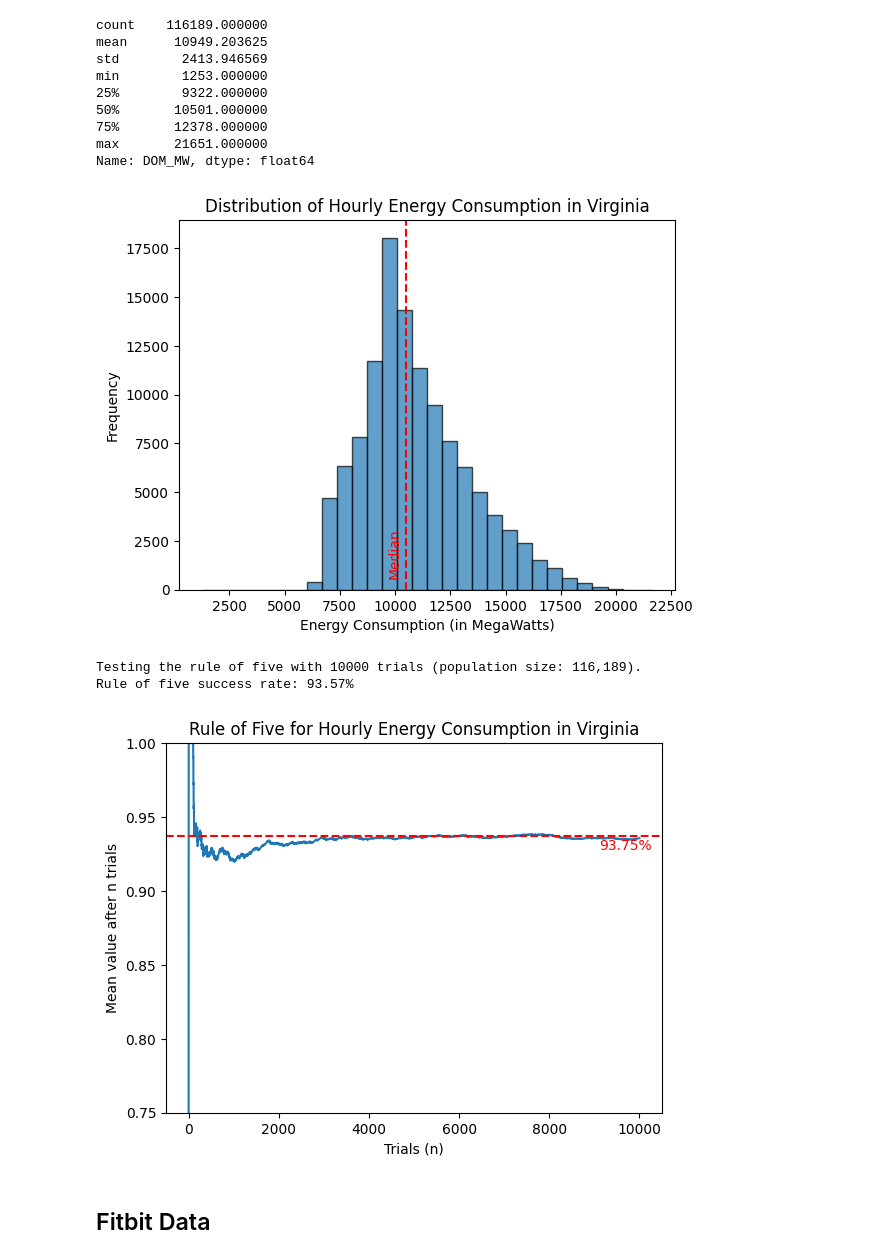
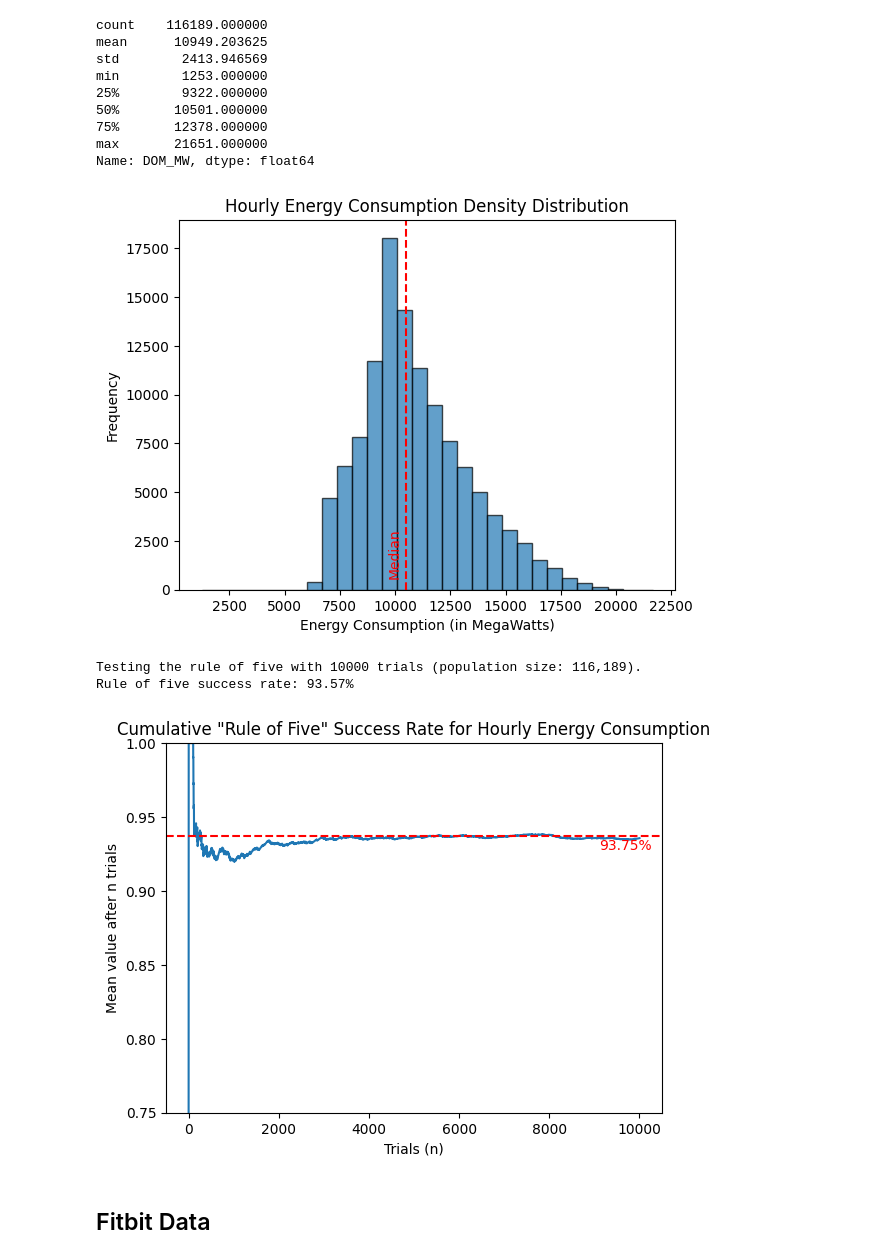
Before and after one commit to pmdartus/rule-of-five, a Jupyter notebook: complex-distributions.ipynb, the cells around one changed output. Saved outputs shown, nothing was run; the diff lists cells and outputs as text; code cells hidden in the pictures.

```diff
--- a/complex-distributions.ipynb
+++ b/complex-distributions.ipynb
@@ -23,8 +23,8 @@ def rule_of_five(data: np.ndarray, median: float) -> bool:
     """
     Apply rule of five to a random sample.
 
-    Return True if the median is between the minimum and maximum of a random sample of 5 elements from the population.
-    Otherwise, return False.
+    Return True if the median is between the minimum and maximum of a random sample of 5 elements
+    from the population. Otherwise, return False.
     """
 
     sample = rng.choice(data, 5, replace=False)
@@ -217,11 +217,11 @@ Name: DOM_MW, dtype: float64
 # %%
 show_frequency_distribution(
     energy_consumption,
-    title='Distribution of Hourly Energy Consumption in Virginia',
+    title='Hourly Energy Consumption Density Distribution',
     x_label='Energy Consumption (in MegaWatts)'
 )
 # %% [output]
-[figure, old version]
+[figure, new version]
 # %%
 trial_results = test_rule_of_five(energy_consumption.to_list())
 # %% [output]
@@ -230,10 +230,10 @@ Rule of five success rate: 93.57%
 # %%
 show_cumulative_mean(
     trial_results,
-    title='Rule of Five for Hourly Energy Consumption in Virginia'
+    title='Cumulative "Rule of Five" Success Rate for Hourly Energy Consumption'
 )
 # %% [output]
-[figure, old version]
+[figure, new version]
 # %% [markdown]
 ## Fitbit Data
 # %%
```
Also changed, not shown: parts of 11 cells of this notebook, 2 other files.
